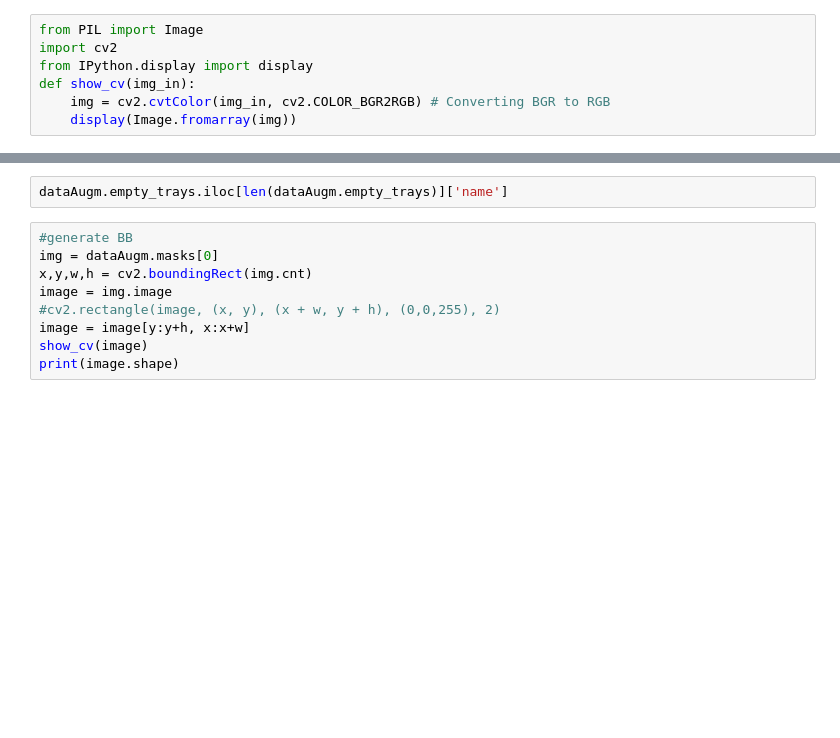
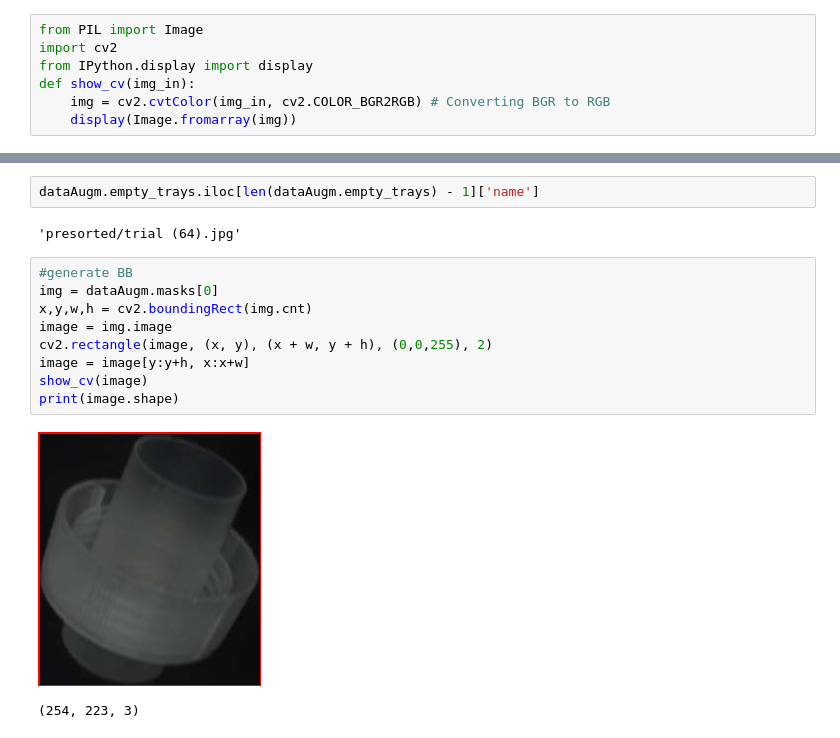
Before and after one commit to eismont21/AnomaliesRecycling, a Jupyter notebook: notebooks/DataAugmentation.ipynb, the cells around one changed output, grey strips where cells are left out. Saved outputs shown, nothing was run; the diff lists cells and outputs as text; blank space fills up the shorter version.

```diff
--- a/notebooks/DataAugmentation.ipynb
+++ b/notebooks/DataAugmentation.ipynb
@@ -75,11 +99,16 @@ df_train
 # %%
-dataAugm.empty_trays.iloc[len(dataAugm.empty_trays)]['name']
+dataAugm.empty_trays.iloc[len(dataAugm.empty_trays) - 1]['name']
+# %% [output]
+'presorted/trial (64).jpg'
 # %%
 #generate BB
 img = dataAugm.masks[0]
 x,y,w,h = cv2.boundingRect(img.cnt)
 image = img.image
-#cv2.rectangle(image, (x, y), (x + w, y + h), (0,0,255), 2)
+cv2.rectangle(image, (x, y), (x + w, y + h), (0,0,255), 2)
 image = image[y:y+h, x:x+w]
 show_cv(image)
 print(image.shape)
+# %% [output]
+[figure, added]
+(254, 223, 3)
```
Also changed, not shown: parts of 5 cells of this notebook, 3 other files.
